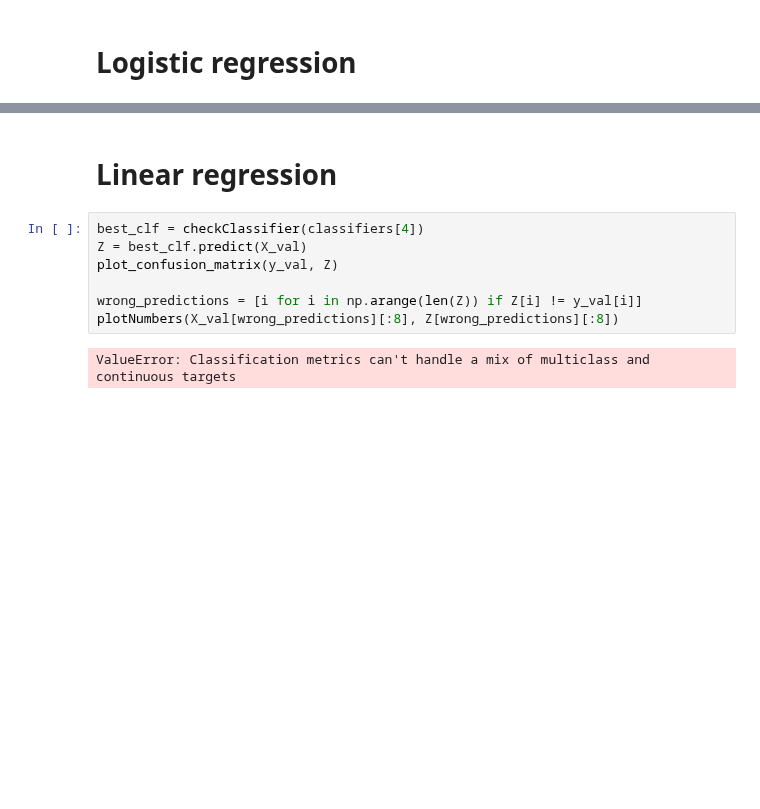
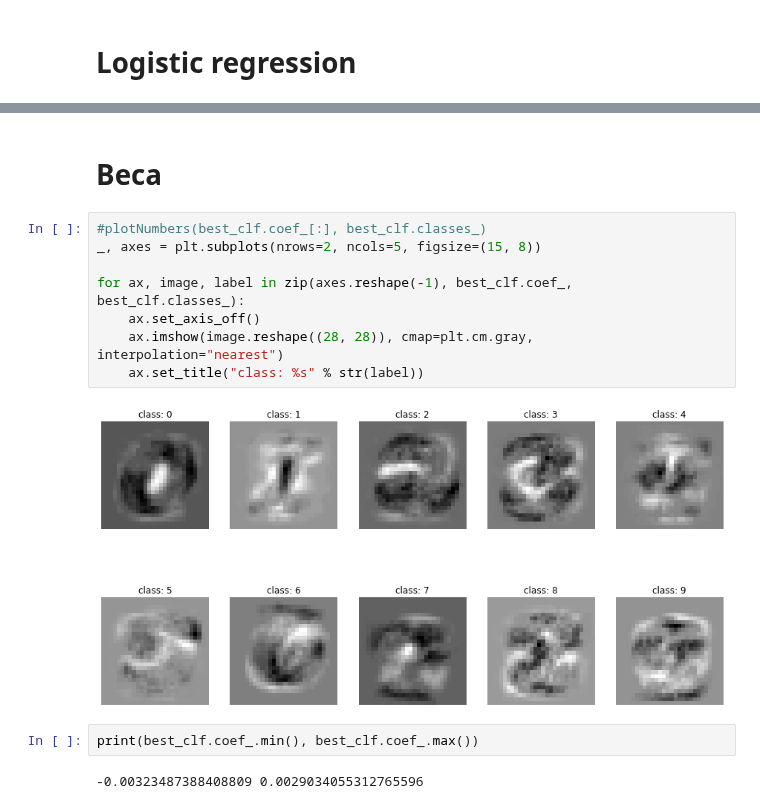
Before and after one commit to Altair200333/ML_tasks, a Jupyter notebook: task3/mnsit_classifires.ipynb, the cells around one changed output, grey strips where cells are left out. Drawn from its saved outputs; the diff is of its cells as text; blank space fills up the shorter version.

Commit message:
print coeffs

```diff
--- a/task3/mnsit_classifires.ipynb
+++ b/task3/mnsit_classifires.ipynb
@@ -130,11 +132,16 @@ Best classifier performance 0.0008
 # %% [markdown]
-<h1>Linear regression</h1>
+<h1>Веса</h1>
-# %%
-best_clf = checkClassifier(classifiers[4])
-Z = best_clf.predict(X_val)
-plot_confusion_matrix(y_val, Z)
-
-wrong_predictions = [i for i in np.arange(len(Z)) if Z[i] != y_val[i]]
-plotNumbers(X_val[wrong_predictions][:8], Z[wrong_predictions][:8])
-# %% [output]
-ValueError: Classification metrics can't handle a mix of multiclass and continuous targets
+# %%
+#plotNumbers(best_clf.coef_[:], best_clf.classes_)
+_, axes = plt.subplots(nrows=2, ncols=5, figsize=(15, 8))
+
+for ax, image, label in zip(axes.reshape(-1), best_clf.coef_, best_clf.classes_):
+    ax.set_axis_off()
+    ax.imshow(image.reshape((28, 28)), cmap=plt.cm.gray, interpolation="nearest")
+    ax.set_title("class: %s" % str(label))
+# %% [output]
+[figure, added]
+# %%
+print(best_clf.coef_.min(), best_clf.coef_.max())
+# %% [output]
+-0.00323487388408809 0.0029034055312765596
```
Also changed, not shown: parts of 10 cells of this notebook, 1 other file.
